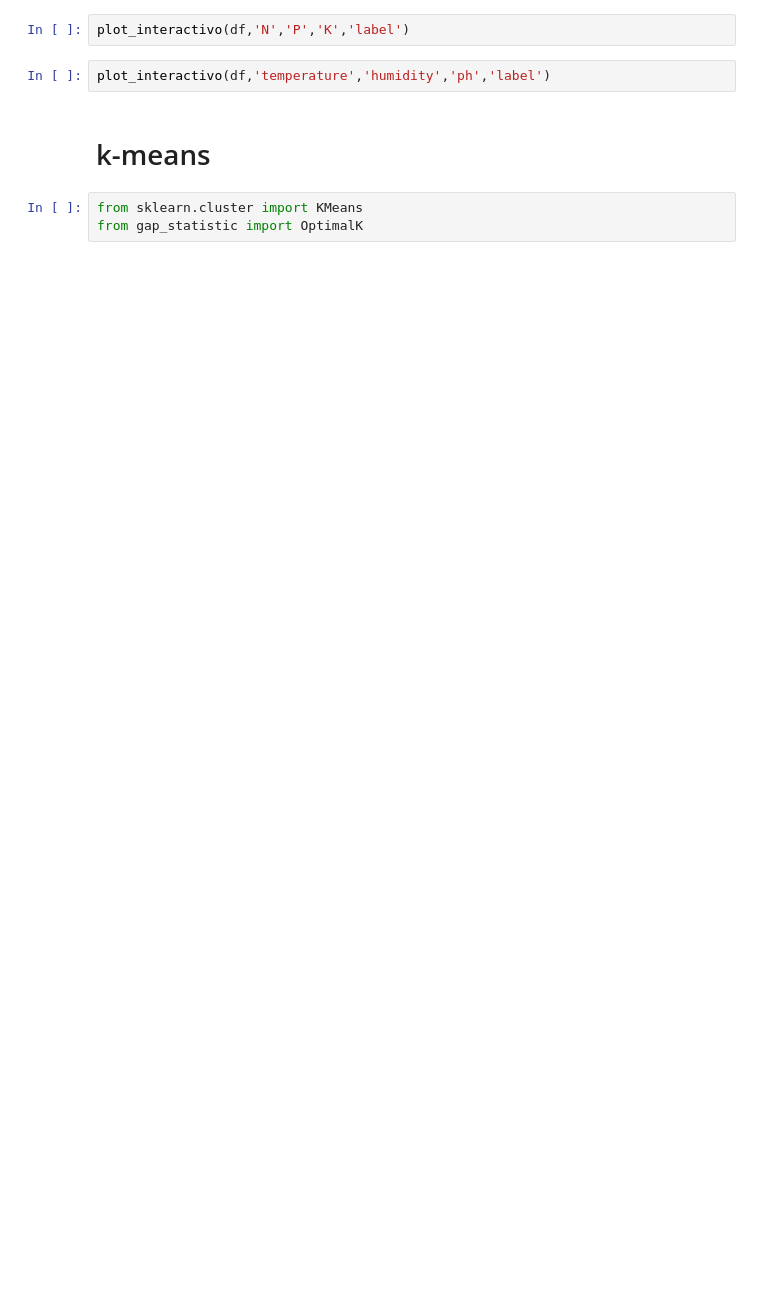
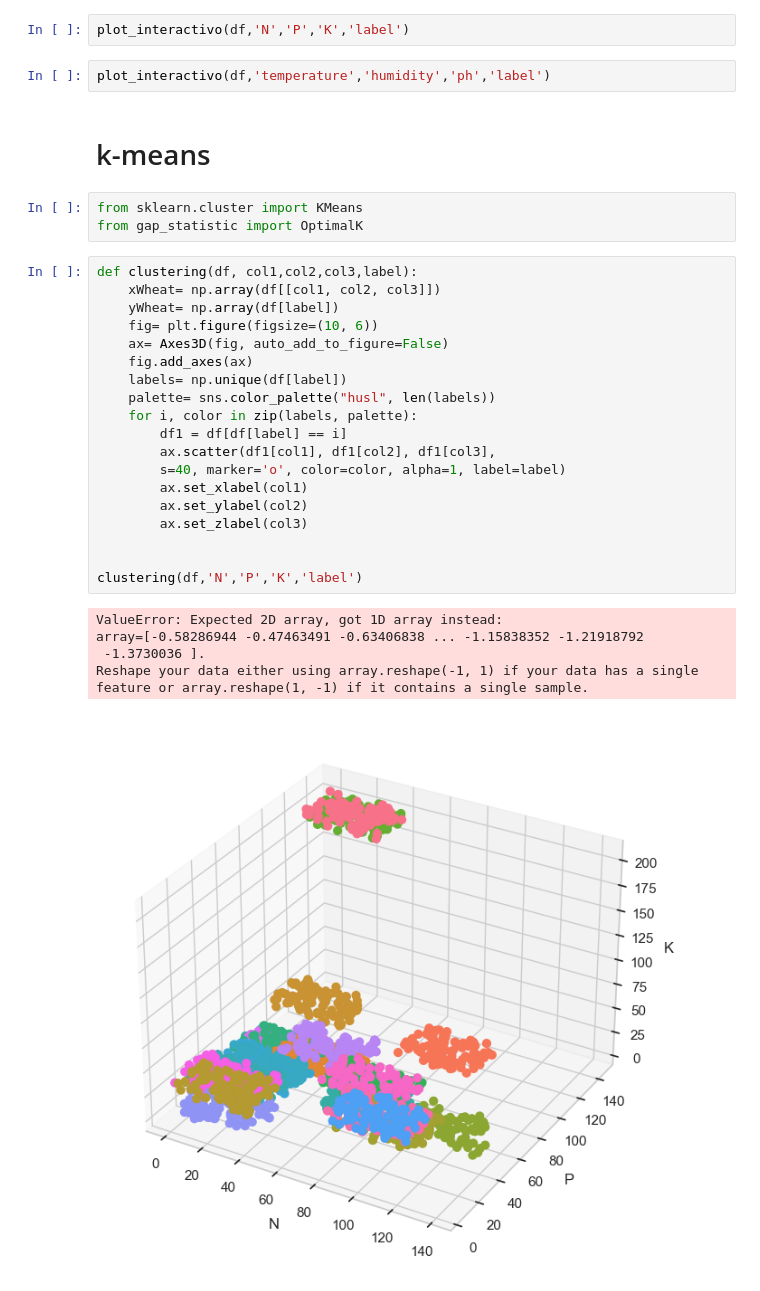
Before and after one commit to GuidoLorenzetti/TP, a Jupyter notebook: practico.ipynb, the cells around one changed output. Cells and saved outputs as stored; diff of their text form; blank space fills up the shorter version.

Commit message:
Añadida funcion clustering

```diff
--- a/practico.ipynb
+++ b/practico.ipynb
@@ -230,6 +226,31 @@ plot_interactivo(df,'temperature','humidity','ph','label')
 # %%
 from sklearn.cluster import KMeans
 from gap_statistic import OptimalK
+# %%
+def clustering(df, col1,col2,col3,label):
+    xWheat= np.array(df[[col1, col2, col3]])
+    yWheat= np.array(df[label])
+    fig= plt.figure(figsize=(10, 6))
+    ax= Axes3D(fig, auto_add_to_figure=False)
+    fig.add_axes(ax)
+    labels= np.unique(df[label])
+    palette= sns.color_palette("husl", len(labels))
+    for i, color in zip(labels, palette):
+        df1 = df[df[label] == i]
+        ax.scatter(df1[col1], df1[col2], df1[col3],
+        s=40, marker='o', color=color, alpha=1, label=label)
+        ax.set_xlabel(col1)
+        ax.set_ylabel(col2)
+        ax.set_zlabel(col3)
+
+
+clustering(df,'N','P','K','label')
+# %% [output]
+ValueError: Expected 2D array, got 1D array instead:
+array=[-0.58286944 -0.47463491 -0.63406838 ... -1.15838352 -1.21918792
+ -1.3730036 ].
+Reshape your data either using array.reshape(-1, 1) if your data has a single feature or array.reshape(1, -1) if it contains a single sample.
+[figure, added]
 # %%
 Nc= range(1, 20)
 kmeans= [KMeans(n_clusters=i, n_init=10) for i in Nc]
```
Also changed, not shown: parts of 10 cells of this notebook.
